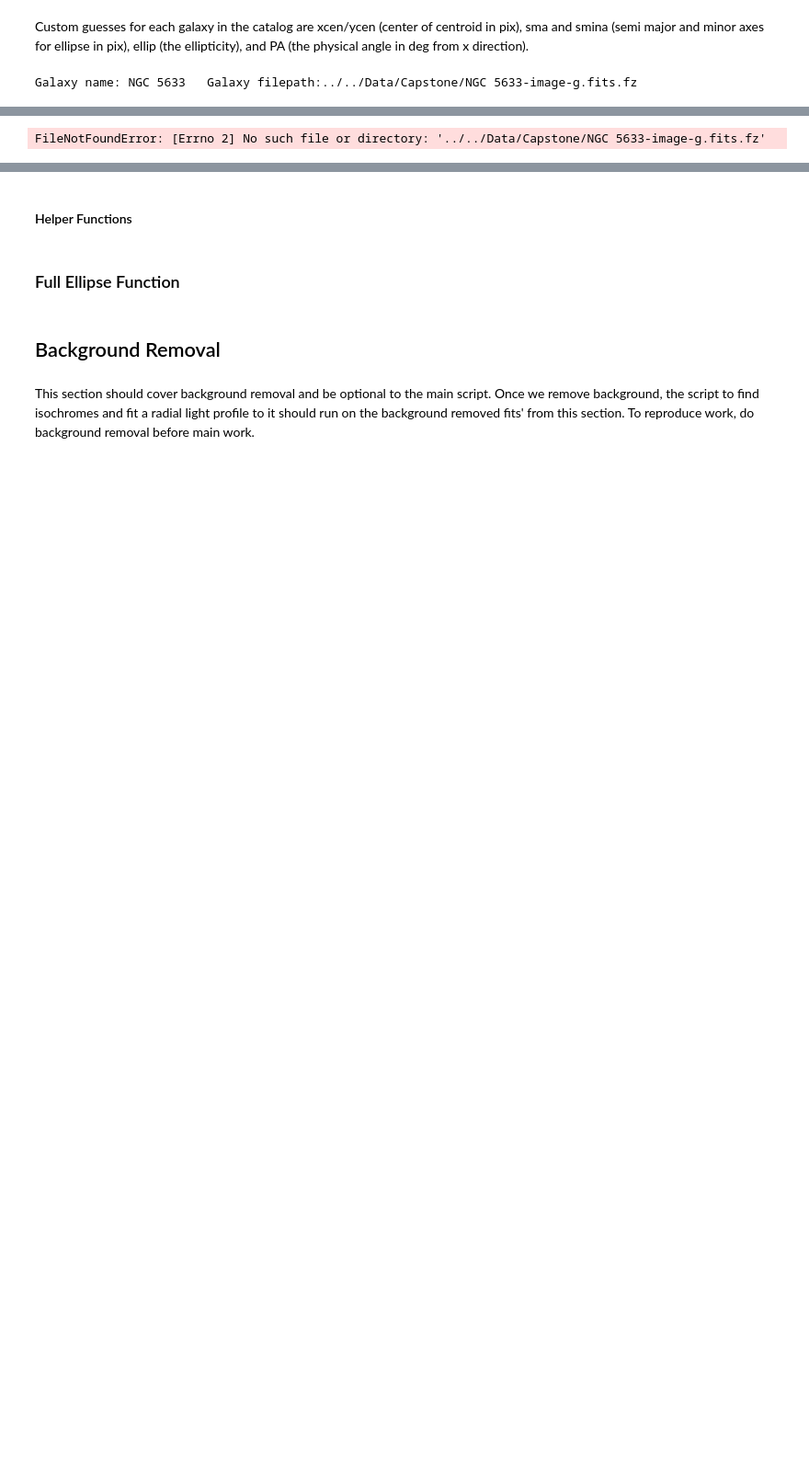
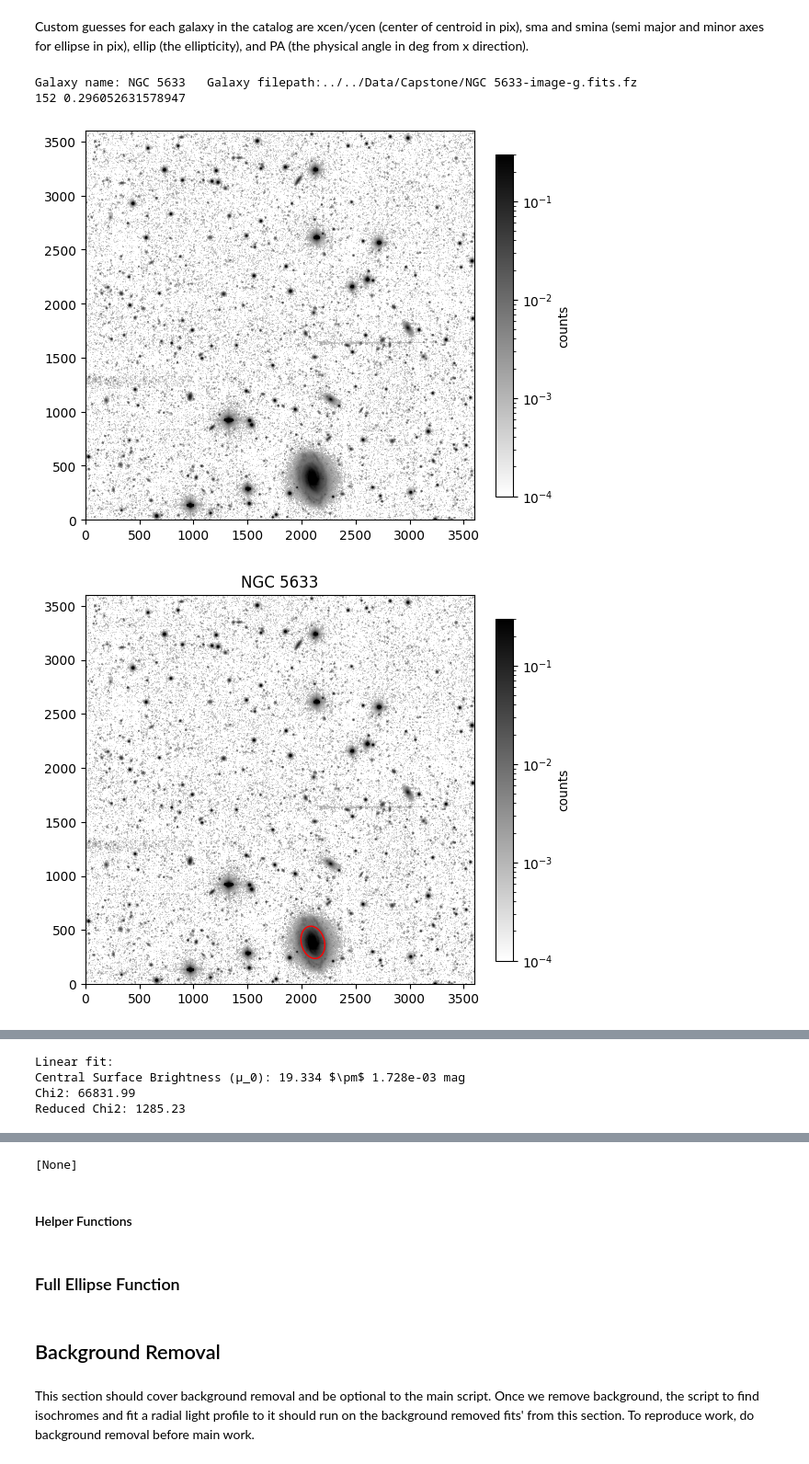
Before and after one commit to j798h711/Capstone-Project-ASTR596, a Jupyter notebook: part4.ipynb, the cells around one changed output, grey strips where cells are left out. Shown at 92% size. Saved outputs shown, nothing was run; the diff lists cells and outputs as text; code cells hidden in the pictures; blank space fills up the shorter version.

```diff
--- a/part4.ipynb
+++ b/part4.ipynb
@@ -74,9 +55,12 @@ display(catalog)
 Custom guesses for each galaxy in the catalog are xcen/ycen (center of centroid in pix), sma and smina (semi major and minor axes for ellipse in pix), ellip (the ellipticity), and PA (the physical angle in deg from x direction).
 # %%
 # Test only the first object
-files_to_run = catalog.iloc[[11]]
+files_to_run = catalog.iloc[[0]]
 # Or process everything
 # files_to_run = catalog
 [ellipsefitting(row, plot_opt = True) for _, row in files_to_run.iterrows()]
 # %% [output]
 Galaxy name: NGC 5633   Galaxy filepath:../../Data/Capstone/NGC 5633-image-g.fits.fz
+152 0.296052631578947
+[figure, added]
+[figure, added]
@@ -83 +70,4 @@ Galaxy name: NGC 5633   Galaxy filepath:../../Data/Capstone/NGC 5633-image-g.fit
-FileNotFoundError: [Errno 2] No such file or directory: '../../Data/Capstone/NGC 5633-image-g.fits.fz'
+Linear fit:
+Central Surface Brightness (μ_0): 19.334 $\pm$ 1.728e-03 mag
+Chi2: 66831.99
+Reduced Chi2: 1285.23
@@ -84,3 +75,4 @@ FileNotFoundError: [Errno 2] No such file or directory: '../../Data/Capstone/NGC
+[None]
 # %% [markdown]
 #### Helper Functions
 # %%
```
Also changed, not shown: parts of 8 cells of this notebook.
